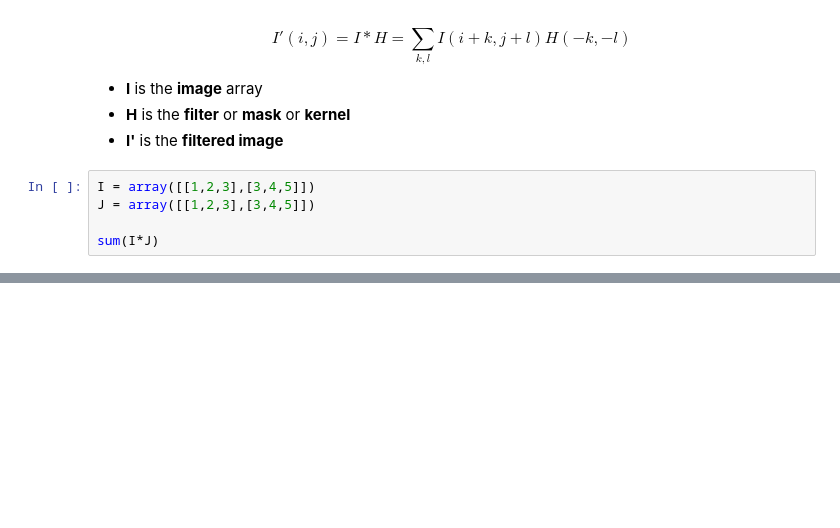
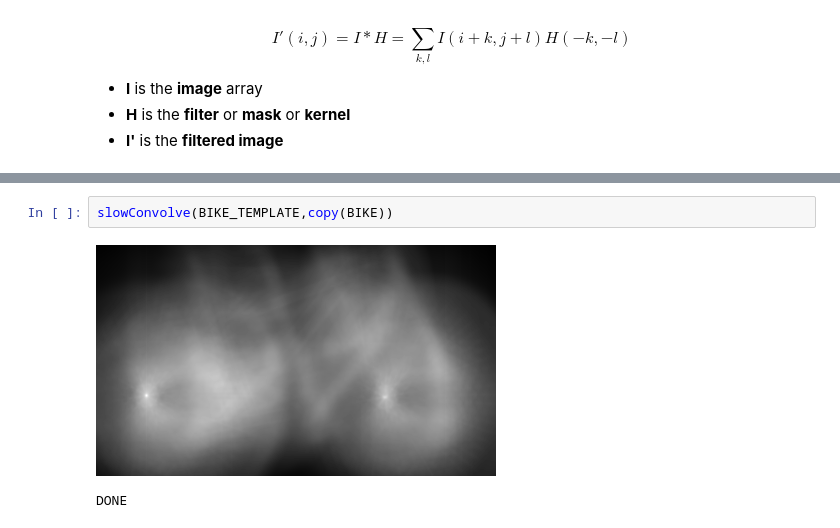
Before and after one commit to Octowl/LowLevelCV, a Jupyter notebook: LLCV_demo.ipynb, the cells around one changed output, grey strips where cells are left out. Cells and saved outputs as stored; diff of their text form; blank space fills up the shorter version.

```diff
--- a/LLCV_demo.ipynb
+++ b/LLCV_demo.ipynb
@@ -32,9 +37,4 @@ Not So Scary Convolution
 - **I** is the **image** array
 - **H** is the **filter** or **mask** or **kernel**
 - **I'** is the **filtered image**
-# %%
-I = array([[1,2,3],[3,4,5]])
-J = array([[1,2,3],[3,4,5]])
-
-sum(I*J)
 # %%
@@ -69,0 +178,5 @@ ValueError: operands could not be broadcast together with shapes (3,3) (3,2)
+# %%
+slowConvolve(BIKE_TEMPLATE,copy(BIKE))
+# %% [output]
+[figure, added]
+DONE
```
Also changed, not shown: parts of 30 cells of this notebook, 1 other file.
